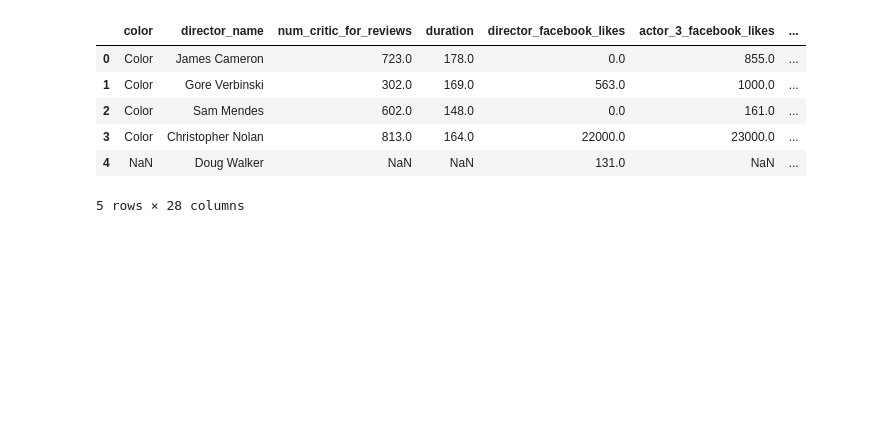
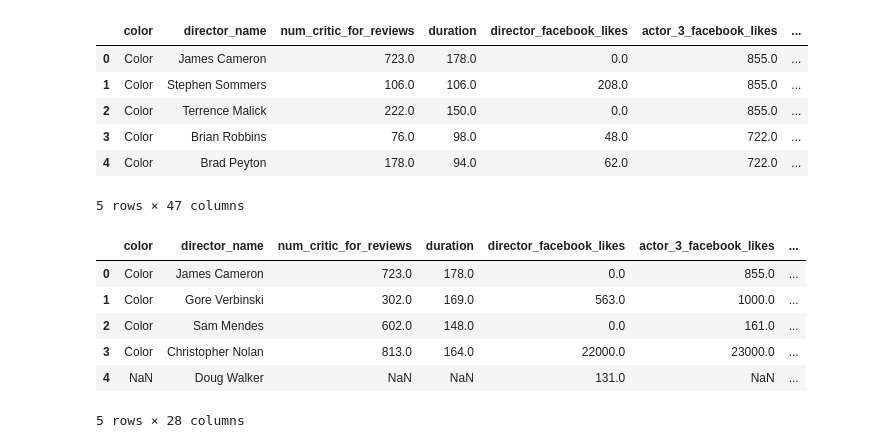
Before and after one commit to styrofomeBoots/project_3, a Jupyter notebook: Angie_notebook.ipynb, the cells around one changed output. Saved outputs shown, nothing was run; the diff lists cells and outputs as text; code cells hidden in the pictures; blank space fills up the shorter version.

```diff
--- a/Angie_notebook.ipynb
+++ b/Angie_notebook.ipynb
@@ -6 +31,20 @@ from scipy.stats import linregress
+# %%
+# create connection to database
+
+con = sqlite3.connect("db/movies.db")
+sql = f"""
+   SELECT * FROM movie_data
+   """
+
+# bring in db to pandas dataframe
+movies = pd.read_sql(sql, con)
+movies.head()
+# %% [output]
+|  | color | director_name | num_critic_for_reviews | duration | director_facebook_likes | actor_3_facebook_likes | ... |
+| 0 | Color | James Cameron | 723.0 | 178.0 | 0.0 | 855.0 | ... |
+| 1 | Color | Stephen Sommers | 106.0 | 106.0 | 208.0 | 855.0 | ... |
+| 2 | Color | Terrence Malick | 222.0 | 150.0 | 0.0 | 855.0 | ... |
+| 3 | Color | Brian Robbins | 76.0 | 98.0 | 48.0 | 722.0 | ... |
+| 4 | Color | Brad Peyton | 178.0 | 94.0 | 62.0 | 722.0 | ... |
+5 rows × 47 columns
 # %%
```
Also changed, not shown: parts of 34 cells of this notebook, 1 other file.
